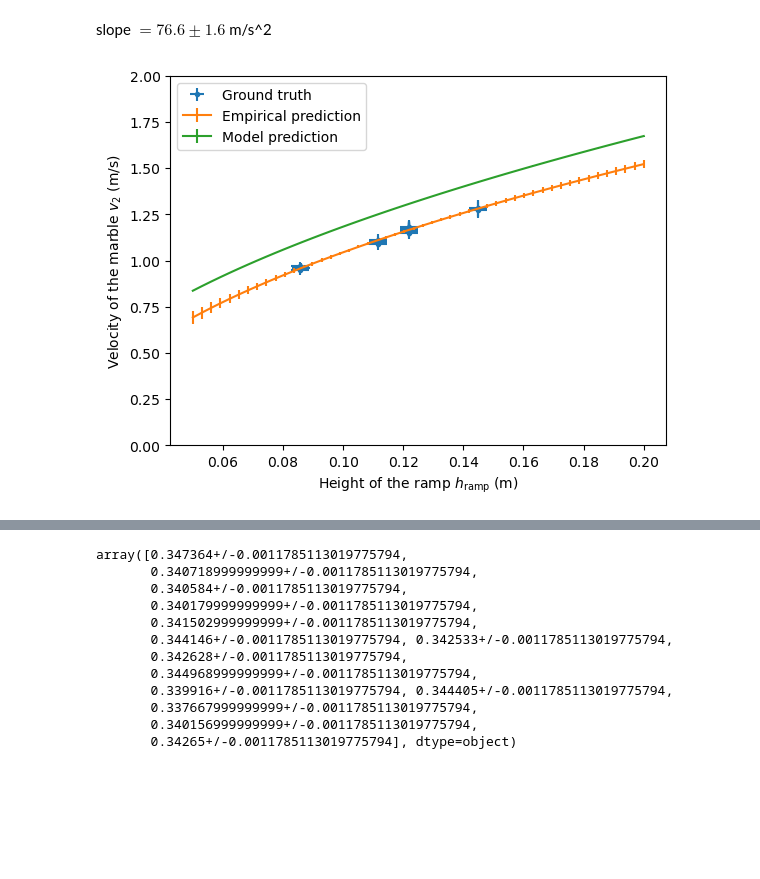
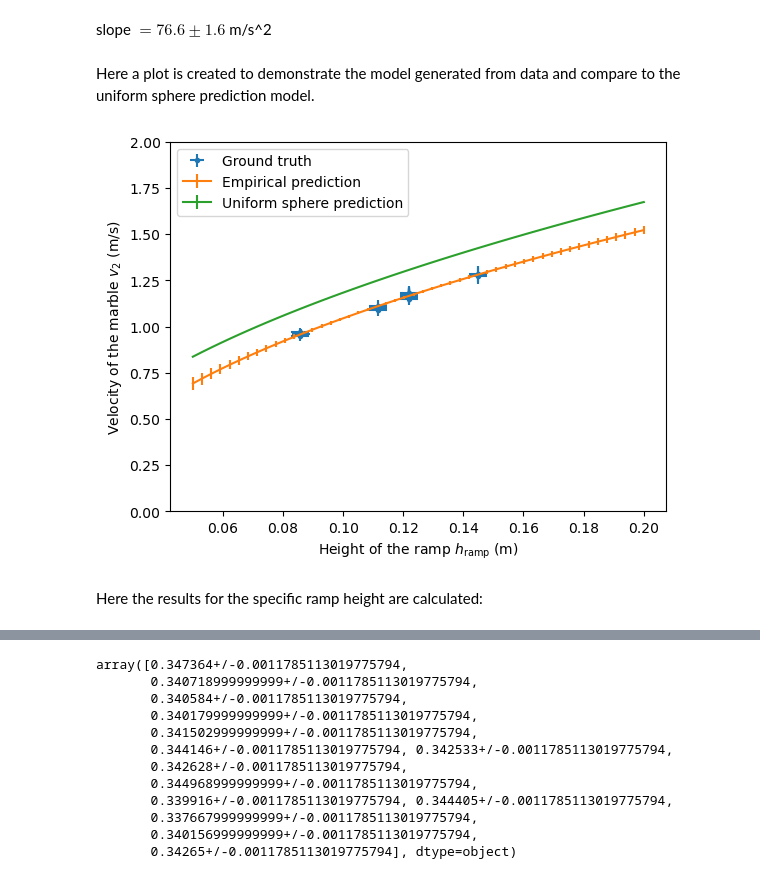
Before and after one commit to ivanpost24/ap_phys_review_lab_calc, a Jupyter notebook: notebooks/main.ipynb, the cells around one changed output, grey strips where cells are left out. Drawn from its saved outputs; the diff is of its cells as text; code cells hidden in the pictures; blank space fills up the shorter version.

Commit message:
Add the data to the repository and add some explanations

```diff
--- a/notebooks/main.ipynb
+++ b/notebooks/main.ipynb
@@ -92,24 +108,28 @@ pprint(r'slope $= {:L}$ m/s^2'.format(slope))
 # %% [output]
 intercept $= -0.83 \pm 0.18$ 1/(m s^2)
 slope $= 76.6 \pm 1.6$ m/s^2
+# %% [markdown]
+Here a plot is created to demonstrate the model generated from data and compare to the uniform sphere prediction model.
 # %%
 # Create a plot
 x_test = np.linspace(0.05, 0.2)
 plt.errorbar(unp.nominal_values(h_ramp_dat), unp.nominal_values(photo_dist / t_pulse_dat),
              yerr=3 * unp.std_devs(photo_dist / t_pulse_dat), xerr=3 * unp.std_devs(h_ramp_dat),
              fmt='.', label='Ground truth')
 y_pred_emp = slope * x_test + intercept
 v_pred_emp = unp.sqrt(y_pred_emp) * photo_dist
 plt.errorbar(x_test, unp.nominal_values(v_pred_emp), yerr=3 * unp.std_devs(v_pred_emp), label='Empirical prediction')
 v_pred_mod = unp.sqrt(factor * g * x_test)
-plt.errorbar(x_test, unp.nominal_values(v_pred_mod), yerr=3 * unp.std_devs(v_pred_mod), label='Model prediction')
+plt.errorbar(x_test, unp.nominal_values(v_pred_mod), yerr=3 * unp.std_devs(v_pred_mod), label='Uniform sphere prediction')
 plt.ylim(0, 2)
 plt.legend()
 plt.xlabel(r'Height of the ramp $h_{\text{ramp}}$ (m)')
 plt.ylabel(r'Velocity of the marble $v_2$ (m/s)')
 plt.show()
 # %% [output]
-[figure, old version]
+[figure, new version]
+# %% [markdown]
+Here the results for the specific ramp height are calculated:
 # %%
 v1 = v2 = umath.sqrt(slope * h_ramp_input + intercept) * photo_dist
 pprint('$v_2 = {:L}$ m/s'.format(v2))
```
Also changed, not shown: parts of 19 cells of this notebook, 1 other file.
